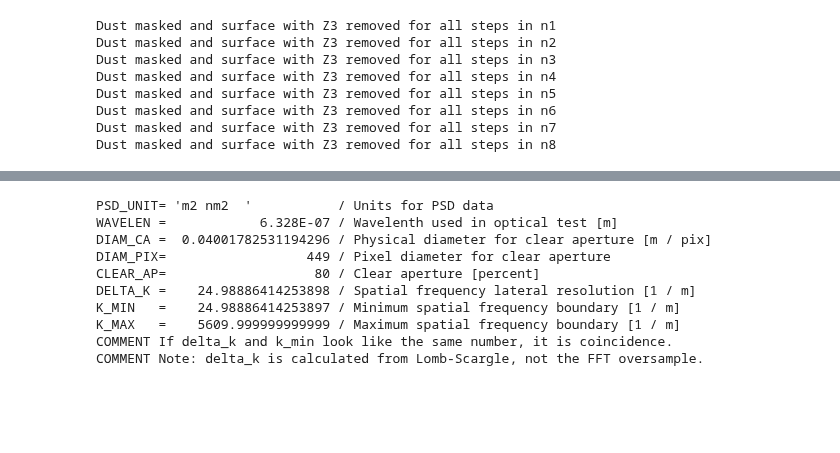
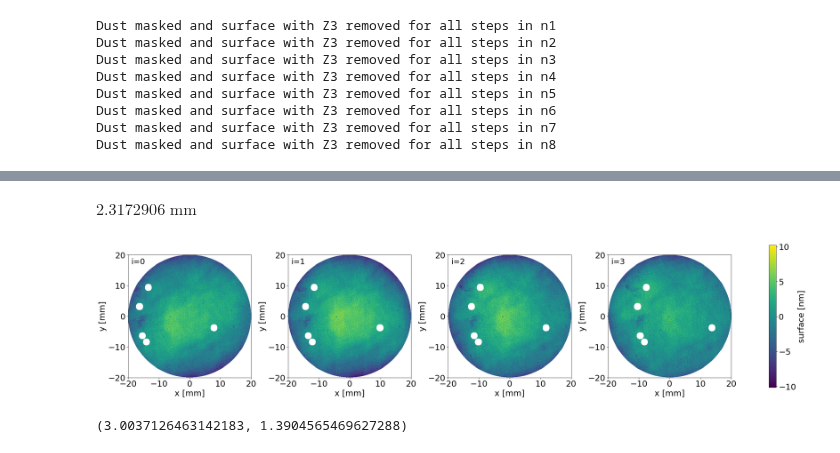
Before and after one commit to magao-x/magaox_poppy, a Jupyter notebook: PSD/zygo_data/zernike_dust_fm2in.ipynb, the cells around one changed output, grey strips where cells are left out. Drawn from its saved outputs; the diff is of its cells as text; code cells hidden in the pictures; blank space fills up the shorter version.

```diff
--- a/PSD/zygo_data/zernike_dust_fm2in.ipynb
+++ b/PSD/zygo_data/zernike_dust_fm2in.ipynb
@@ -137,12 +137,13 @@ for nf in range(0, tot_fm): # choose optic
         all_dust[ns] = mask_step * mask
 
         # for the dust mask made in the optic and step, remove the Zernike of surface.
-        zm_cor_ptt[nf][ns] = dfx.apply_zern_arb(raw_surf = raw_surf[nf][ns],
+        zsurf, zprj = dfx.apply_zern_arb(raw_surf = raw_surf[nf][ns],
                                                 dust_mask = all_dust[ns],
                                                 nt = nt_ptt,
                                                 opt_parms = opt_parms,
-                                                write_file = True,
-                                                folder_loc=fits_folder).value
+                                                write_file = False,
+                                                folder_loc=fits_folder)#.value
+        zm_cor_ptt[nf][ns] = zsurf.value
 
 
     # Save the dust information
@@ -280,13 +169,53 @@ fits.writeto(avg_psd_filename, psd_avg.value, hdr, overwrite=True)
-# %%
-hdr
-# %% [output]
-PSD_UNIT= 'm2 nm2  '           / Units for PSD data
-WAVELEN =            6.328E-07 / Wavelenth used in optical test [m]
-DIAM_CA =  0.04001782531194296 / Physical diameter for clear aperture [m / pix]
-DIAM_PIX=                  449 / Pixel diameter for clear aperture
-CLEAR_AP=                   80 / Clear aperture [percent]
-DELTA_K =    24.98886414253898 / Spatial frequency lateral resolution [1 / m]
-K_MIN   =    24.98886414253897 / Minimum spatial frequency boundary [1 / m]
-K_MAX   =    5609.999999999999 / Maximum spatial frequency boundary [1 / m]
-COMMENT If delta_k and k_min look like the same number, it is coincidence.
-COMMENT Note: delta_k is calculated from Lomb-Scargle, not the FFT oversample.
+# %%
+(dust_radius*2*opt_parms['latres']*u.pix).to(u.mm)
+# %% [output]
+$2.3172906 \; \mathrm{mm}$
+# %%
+# generating the WFE data for the paper, do not delete please
+
+# pick the data set
+nf = 0
+data_set = zm_cor_ptt[nf].to(u.nm)
+vmin = np.amin(data_set.value)
+vmax = np.amax(data_set.value)
+
+# set the axis scaling
+rks = dfx.calc_axis(data_set.shape[1], (latres*u.pix).to(u.mm))
+rks_extent = [np.amin(rks).value, np.amax(rks).value,
+              np.amin(rks).value, np.amax(rks).value]
+
+matplotlib.rcParams["font.size"]=22
+fig, axes = plt.subplots(nrows=1, ncols=4, dpi=100, figsize=(36,7))#, dpi=100)
+fig.subplots_adjust(wspace=0.3)
+
+n=0
+for ax in axes.flat:
+    sn_data = dfx.sn_map(data_set[n].value, dust_set[nf][n])
+    im = ax.imshow(sn_data, origin='lower',
+                   extent=rks_extent, vmin=vmin, vmax=vmax)
+    ax.set_xticks([-20, -10, 0, 10, 20])
+    ax.set_yticks([-20, -10, 0, 10, 20])
+    ax.set_xlabel('x [{0}]'.format(str(rks.unit)))
+    ax.set_ylabel('y [{0}]'.format(str(rks.unit)))
+    step_name = 'i={0}'.format(n)
+    ax.text(-19, 17, step_name, fontsize=21, color='black')
+    n += 1
+
+fig.colorbar(im, ax=axes.ravel().tolist()).set_label('surface [{0}]'.format(str(data_set.unit)))
+plt.show()
+# %% [output]
+[figure, added]
+# %%
+def rms(data):
+    return np.sqrt(np.sum(np.square(data))/len(data-np.mean(data)))
+
+# full set
+data_flats = zm_cor_ptt.to(u.nm)
+rms_set = np.zeros((tot_fm, tot_step))
+for i in range(0, tot_fm):
+    for j in range(0, tot_step):
+        rms_set[i][j] = rms(data_flats[i][j][dust_set[i][j]==1].value)
+indiv_avg = np.mean(rms_set, axis=1)
+(np.mean(indiv_avg), np.std(indiv_avg))
+# %% [output]
+(3.0037126463142183, 1.3904565469627288)
```
Also changed, not shown: parts of 7 cells of this notebook, 3 other files.
